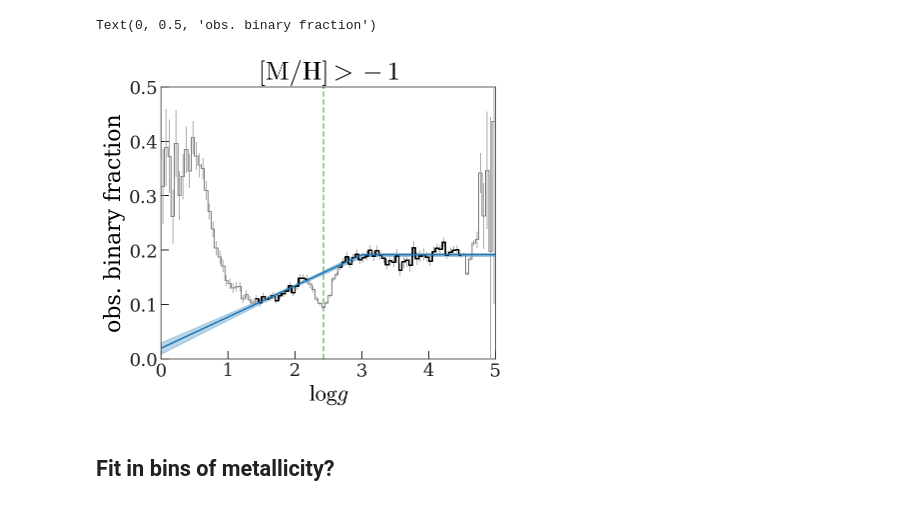
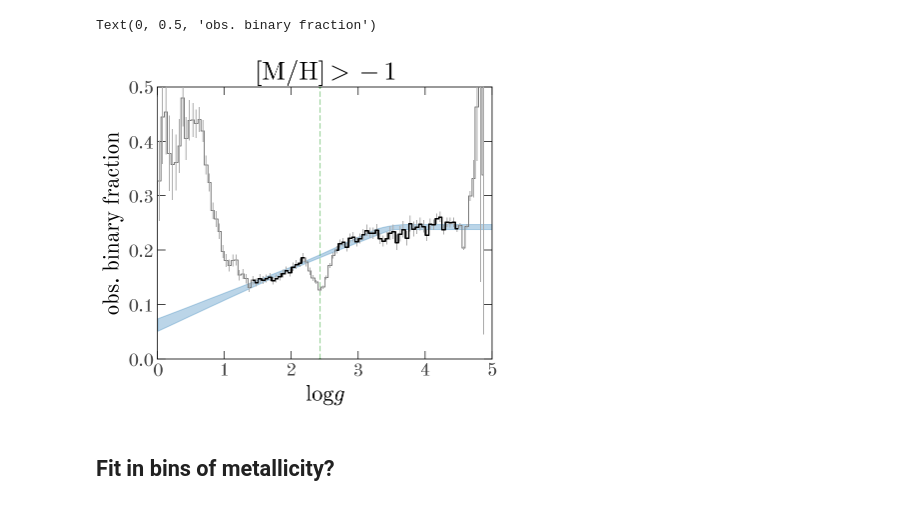
Before and after one commit to adrn/RedClumpBinaries, a Jupyter notebook: Code/APOGEE-Red-Clump-binaries.ipynb, the cells around one changed output. Saved outputs shown, nothing was run; the diff lists cells and outputs as text; code cells hidden in the pictures.

```diff
--- a/Code/APOGEE-Red-Clump-binaries.ipynb
+++ b/Code/APOGEE-Red-Clump-binaries.ipynb
@@ -43,2 +46,4 @@ len(metadata)
 # %%
 llr_const = metadata['max_unmarginalized_ln_likelihood'] - metadata['robust_constant_ln_likelihood']
+binaries_mask = (llr_const > 4)
+binaries_mask.sum()
@@ -45,6 +51,0 @@ llr_const = metadata['max_unmarginalized_ln_likelihood'] - metadata['robust_cons
-# %%
-binaries_mask = (
-    (llr_const > 5) &
-    (metadata['max_unmarginalized_ln_likelihood'] > -6)
-)
-binaries_mask.sum()
@@ -75,7 +74,7 @@ def get_fit_data(mask, logg_bins=None):
     data_y = data_y[sort_idx]
     data_yerr = data_yerr[sort_idx]
 
-    good_idx = np.isfinite(data_y)
+    good_idx = np.isfinite(data_y) & (data_y != 0) & (data_yerr != 0)
     data_x = data_x[good_idx]
     data_y = data_y[good_idx]
     data_yerr = data_yerr[good_idx]
@@ -120,9 +119,13 @@ fit_y = data_y[fit_idx]
 fit_yerr = data_yerr[fit_idx]
 # %%
 def get_samples(x, y, yerr):
+
+    init_const = np.nanmedian(y[(x > 3) & (x < 4.5)])
+    init_slope = (init_const - np.nanmedian(y[(x > 1.2) & (x < 2)])) / (3.75 - 1.6)
+
     with pm.Model() as model:
         break_x = pm.Uniform('break_x', 2.5, 4)
-        const_y = pm.Uniform('const_y', 0., 0.6)
+        const_y = pm.Uniform('const_y', 0., 1)
         slope = pm.Uniform('slope', 1e-4, 1)
 
         model_y = tt.where(x < break_x,
@@ -132,11 +135,11 @@ def get_samples(x, y, yerr):
 
         res = pmx.optimize(start={
             'break_x': 2.8,
-            'const_y': 0.18,
-            'slope': 0.02
+            'const_y': init_const,
+            'slope': init_slope
         })
 
-        samples = pmx.sample(start=res, return_inferencedata=True)
+        samples = pmx.sample(start=res, return_inferencedata=True, cores=1)
 
     return samples
 # %%
@@ -207,37 +212,34 @@ ax.plot(data_x,
 _idx = np.concatenate(([0], np.where(np.diff(fit_x) > 0.1)[0]+1, [len(fit_x)]))
 for i1, i2 in zip(_idx[:-1], _idx[1:]):
     ax.plot(fit_x[i1:i2],
             fit_y[i1:i2],
             marker='', drawstyle='steps-mid', color='k', zorder=100)
 
 ax.errorbar(data_x,
             data_y,
             data_yerr,
             ecolor='#aaaaaa', ls='none', marker='', zorder=100, elinewidth=1)
 
 grid_x = np.linspace(0, 5, 128)
-plt.plot(grid_x, get_model_y(grid_x, res),
-         marker='', color='tab:blue', zorder=200, ls='-')
-
 pcl1, pcl2 = np.percentile(get_model_y(grid_x, samples, subN=512),
                            q=[5, 95], axis=0)
 plt.fill_between(grid_x, pcl1, pcl2, color='tab:blue', alpha=0.3)
 # plt.plot(grid_x, get_model_y(grid_x, samples, subN=512).T,
 #          marker='', color='tab:blue', alpha=0.1)
 
 ax.set_title(r'$[{\rm M}/{\rm H}] > -1$')
 ax.set_xlim(0., 4.5)
 ax.set_ylim(0, 0.5)
 ax.set_xlabel(r'$\log g$')
 
 ax.set_xticks(np.arange(0, 5+1, 1))
 
 ax.axvline(data_x[min_idx], color='tab:green', linestyle='--', alpha=0.5)
 
 ax.set_ylabel('obs. binary fraction')
 # %% [output]
 Text(0, 0.5, 'obs. binary fraction')
-[figure, old version]
+[figure, new version]
 # %% [markdown]
 ## Fit in bins of metallicity?
 # %%
```
Also changed, not shown: parts of 21 cells of this notebook.
